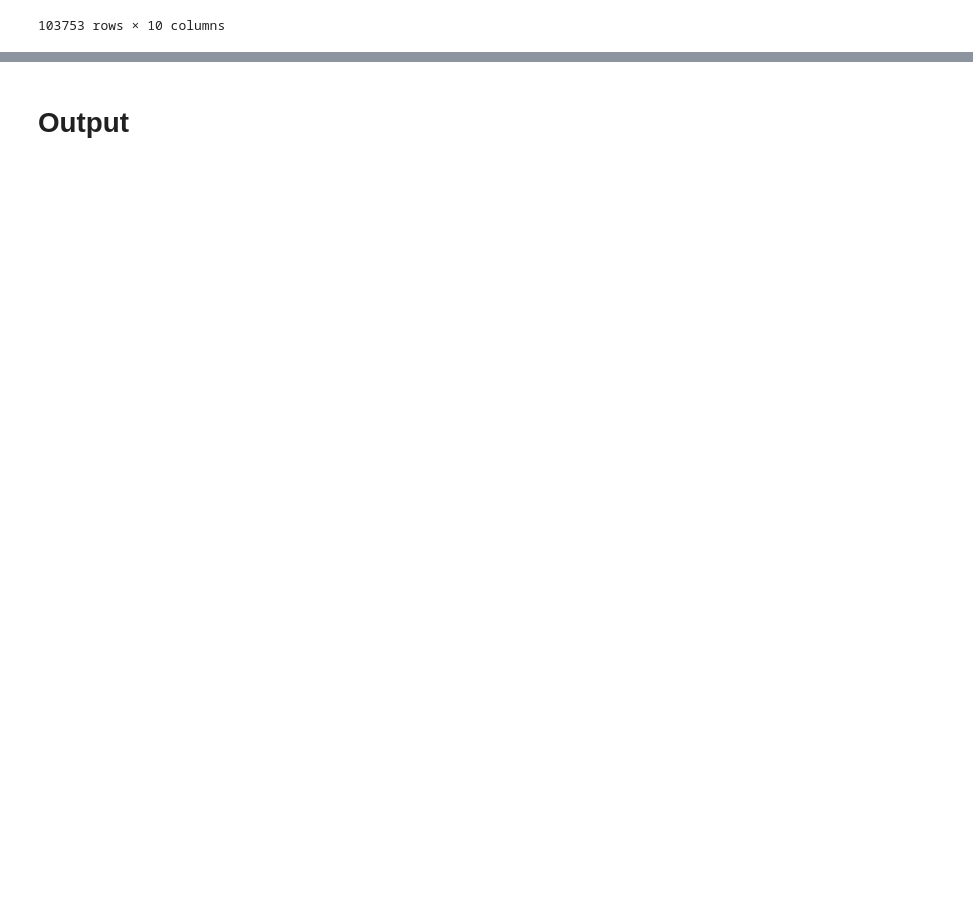
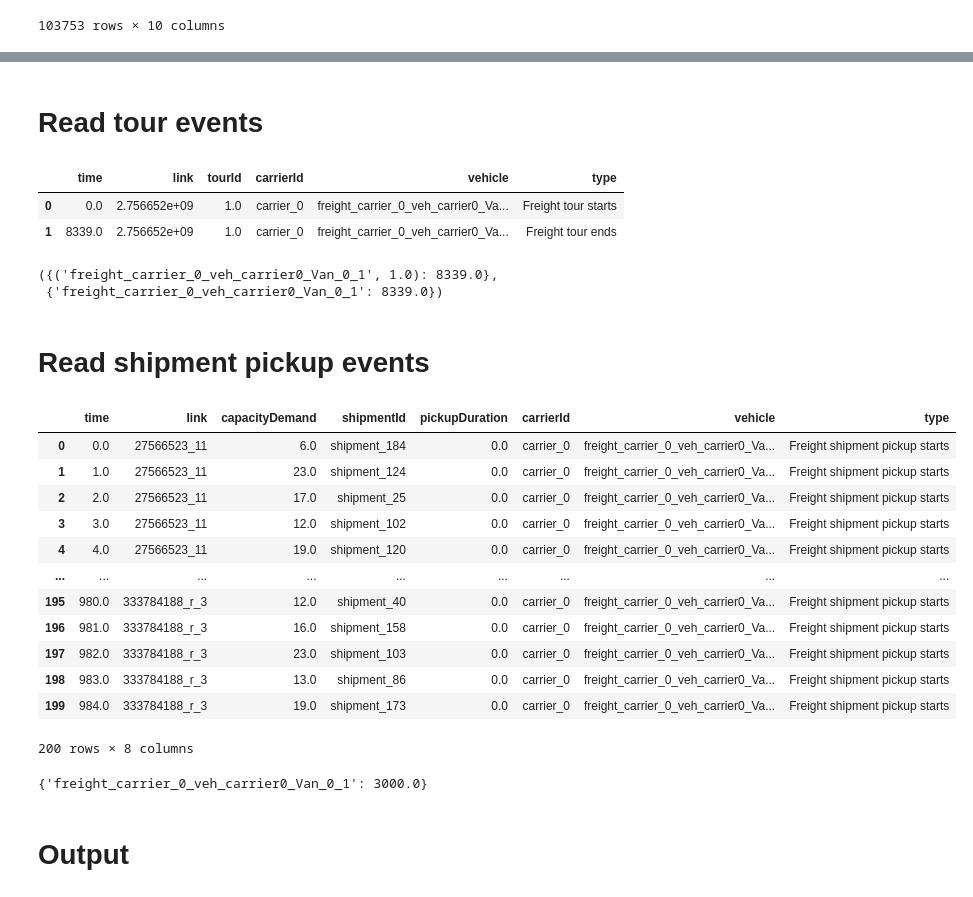
Before and after one commit to XanderPENG/matsim-xp, a Jupyter notebook: src/main/python/freight_emission/emission_results_anls.ipynb, the cells around one changed output, grey strips where cells are left out. Drawn from its saved outputs; the diff is of its cells as text; code cells hidden in the pictures; blank space fills up the shorter version.

Commit message:
add more events anls

```diff
--- a/src/main/python/freight_emission/emission_results_anls.ipynb
+++ b/src/main/python/freight_emission/emission_results_anls.ipynb
@@ -18,3 +20,32 @@ output_path = r'../../../../data/intermediate/test/freightEmissions/' + scenario
+# %%
+def read_matsim_events_as_df(file_path: str, event_types:str):
+    events = matsim.event_reader(file_path, types=event_types)
+    # Get event keys
+    event_keys = set()
+    events_list = []
+    for event in events:
+        events_list.append(event)
+        current_keys = list(event.keys())
+        event_keys.update(current_keys)
+    # Store events in a dict
+    events_dict = {}
+    for idx, event in enumerate(events_list):
+        event_dict = {}
+        for key in event_keys:
+            if key in event.keys():
+                event_dict[key] = event[key]
+            else:
+                event_dict[key] = None
+        events_dict[idx] = event_dict
+    # Convert to DataFrame
+    events_df = pd.DataFrame.from_dict(events_dict, orient='index')
+    # Convert columns which is number-like str into float and ignore the rest
+    for column in events_df.columns:
+        try:
+            events_df[column] = events_df[column].astype(float)
+        except:
+            pass
+    return events_df
 # %% [markdown]
 # Read events
 # %%
@@ -270,0 +314,9 @@ freight_carrier_0_veh_carrier0_Van_0_1 49546.34411185866
+# %% [markdown]
+# Read tour events
+# %%
+tour_events_df = read_matsim_events_as_df(root_path+scenario_kw+'output_events.xml.gz', 'Freight tour starts,Freight tour ends')
+tour_events_df
+# %% [output]
+|  | time | link | tourId | carrierId | vehicle | type |
+| 0 | 0.0 | 2.756652e+09 | 1.0 | carrier_0 | freight_carrier_0_veh_carrier0_Va... | Freight tour starts |
+| 1 | 8339.0 | 2.756652e+09 | 1.0 | carrier_0 | freight_carrier_0_veh_carrier0_Va... | Freight tour ends |
@@ -270,0 +349,24 @@ freight_carrier_0_veh_carrier0_Van_0_1 49546.34411185866
+# %%
+calculate_tour_durations(tour_events_df)
+# %% [output]
+({('freight_carrier_0_veh_carrier0_Van_0_1', 1.0): 8339.0},
+ {'freight_carrier_0_veh_carrier0_Van_0_1': 8339.0})
+# %% [markdown]
+# Read shipment pickup events
+# %%
+shipment_events = read_matsim_events_as_df(root_path+scenario_kw+'output_events.xml.gz', 'Freight shipment pickup starts')
+shipment_events
+# %% [output]
+|  | time | link | capacityDemand | shipmentId | pickupDuration | carrierId | vehicle | type |
+| 0 | 0.0 | 27566523_11 | 6.0 | shipment_184 | 0.0 | carrier_0 | freight_carrier_0_veh_carrier0_Va... | Freight shipment pickup starts |
+| 1 | 1.0 | 27566523_11 | 23.0 | shipment_124 | 0.0 | carrier_0 | freight_carrier_0_veh_carrier0_Va... | Freight shipment pickup starts |
+| 2 | 2.0 | 27566523_11 | 17.0 | shipment_25 | 0.0 | carrier_0 | freight_carrier_0_veh_carrier0_Va... | Freight shipment pickup starts |
+| 3 | 3.0 | 27566523_11 | 12.0 | shipment_102 | 0.0 | carrier_0 | freight_carrier_0_veh_carrier0_Va... | Freight shipment pickup starts |
+| 4 | 4.0 | 27566523_11 | 19.0 | shipment_120 | 0.0 | carrier_0 | freight_carrier_0_veh_carrier0_Va... | Freight shipment pickup starts |
+| ... | ... | ... | ... | ... | ... | ... | ... | ... |
+| 195 | 980.0 | 333784188_r_3 | 12.0 | shipment_40 | 0.0 | carrier_0 | freight_carrier_0_veh_carrier0_Va... | Freight shipment pickup starts |
+| 196 | 981.0 | 333784188_r_3 | 16.0 | shipment_158 | 0.0 | carrier_0 | freight_carrier_0_veh_carrier0_Va... | Freight shipment pickup starts |
+| 197 | 982.0 | 333784188_r_3 | 23.0 | shipment_103 | 0.0 | carrier_0 | freight_carrier_0_veh_carrier0_Va... | Freight shipment pickup starts |
+| 198 | 983.0 | 333784188_r_3 | 13.0 | shipment_86 | 0.0 | carrier_0 | freight_carrier_0_veh_carrier0_Va... | Freight shipment pickup starts |
+| 199 | 984.0 | 333784188_r_3 | 19.0 | shipment_173 | 0.0 | carrier_0 | freight_carrier_0_veh_carrier0_Va... | Freight shipment pickup starts |
+200 rows × 8 columns
@@ -271,3 +381,7 @@ freight_carrier_0_veh_carrier0_Van_0_1 49546.34411185866
+# %%
+aggregate_vehicle_shipment_demand(shipment_events)
+# %% [output]
+{'freight_carrier_0_veh_carrier0_Van_0_1': 3000.0}
 # %% [markdown]
 # Output
 # %%
```
Also changed, not shown: parts of 9 cells of this notebook.
